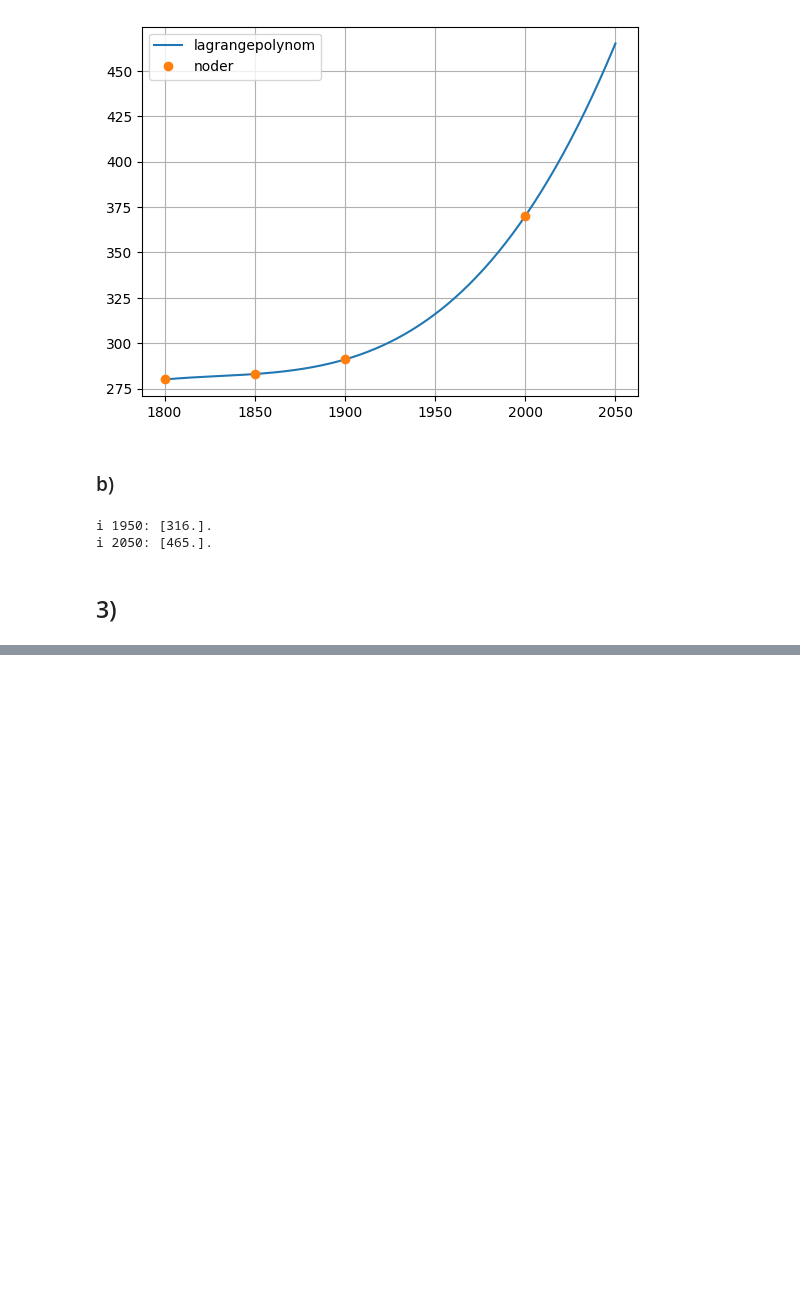
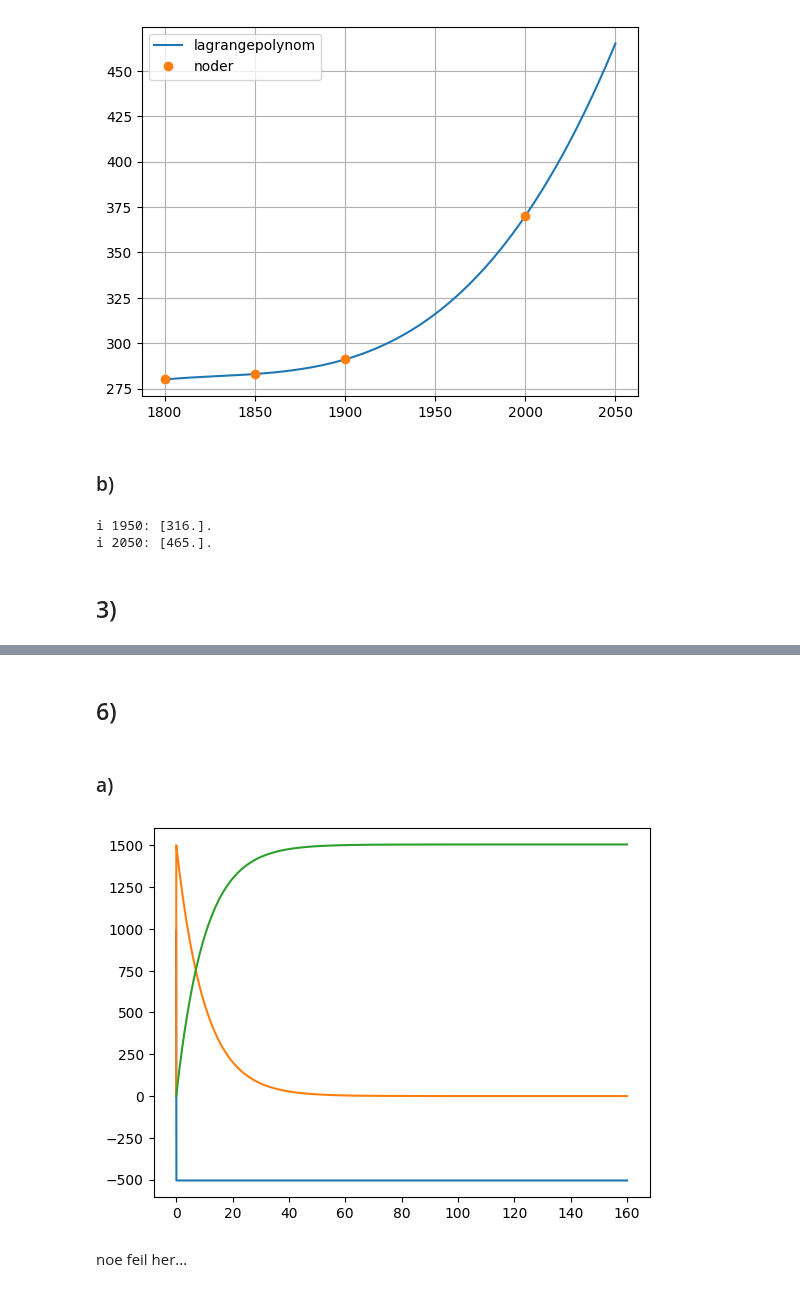
Before and after one commit to solniva/TMA4320_ScientificComputationNotes, a Jupyter notebook: eksamensoving/chat.ipynb, the cells around one changed output, grey strips where cells are left out. Cells and saved outputs as stored; diff of their text form; code cells hidden in the pictures; blank space fills up the shorter version.

```diff
--- a/eksamensoving/chat.ipynb
+++ b/eksamensoving/chat.ipynb
@@ -81,0 +148,48 @@ print(CQR(f, LQ, -1, 1, 2))
+# %% [markdown]
+## 6)
+# %% [markdown]
+### a)
+# %%
+def RK4(f, y0, t0, T, nMax):
+    dt = (T - t0)/nMax
+    ts = [t0]
+    ys = [y0]
+
+    while (ts[-1] < T):
+        t, y = ts[-1], ys[-1]
+        k1 = f(t, y)
+        k2 = f(t + dt/2, y + dt * (k1/2))
+        k3 = f(t + dt/2, y + dt * (k2/2))
+        k4 = f(t + dt, y + dt * k3)
+        yNext = y + dt * (k1/6 + k2/3 + k3/3 + k4/6)
+
+        ys.append(yNext)
+        ts.append(t + dt)
+
+    return (np.array(ts), np.array(ys))
+
+def f(t, y):
+    # dS = -beta * y[0] * y[1]
+    # dI = beta * y[0] * y[1] - gamma * y[1]
+    # dR = gamma * y[1]
+
+    S, I, R = np.maximum(y, 0)
+    dS = -beta * S * I
+    dI = beta * S * I - gamma * I
+    dR = gamma * I
+    return np.array([dS, dI, dR])
+
+beta = 0.3
+gamma = 1/10
+nMax = 5000
+t0 = 0
+T = 160
+y0 = np.array([990, 10, 0])
+
+tArray, yArray = RK4(f, y0, t0, T, nMax)
+plt.plot(tArray, yArray)
+plt.show()
+# %% [output]
+[figure, added]
+# %% [markdown]
+noe feil her...
```
Also changed, not shown: parts of 5 cells of this notebook.
